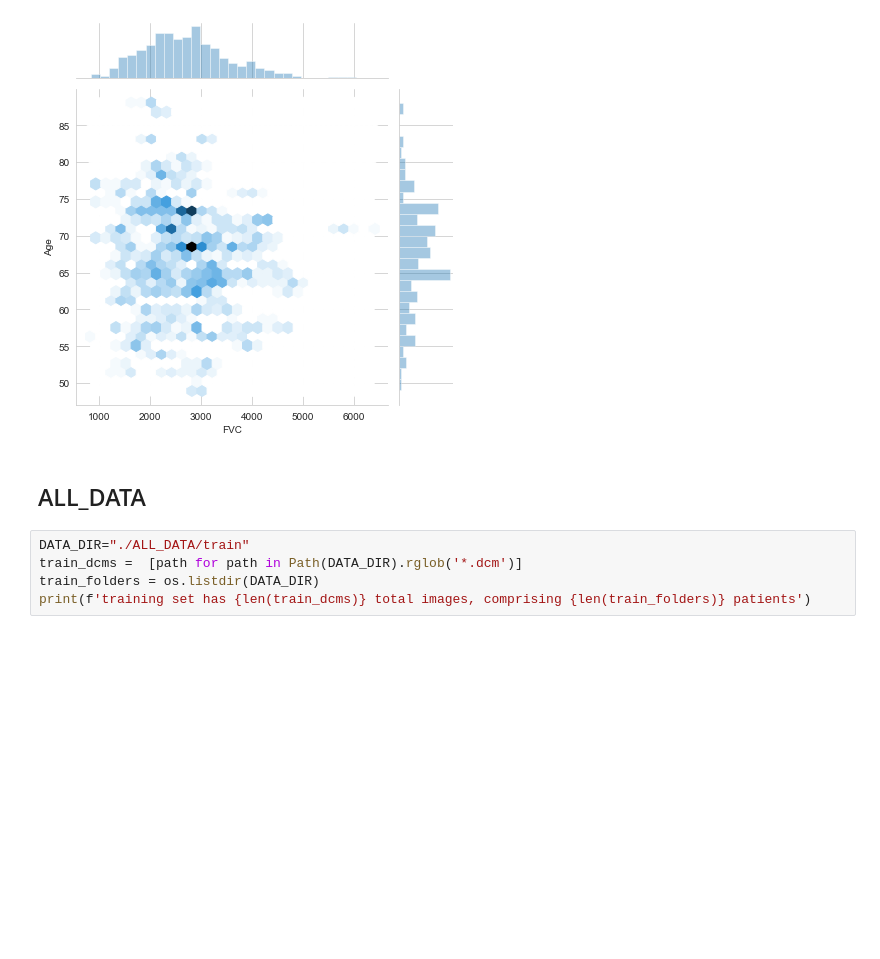
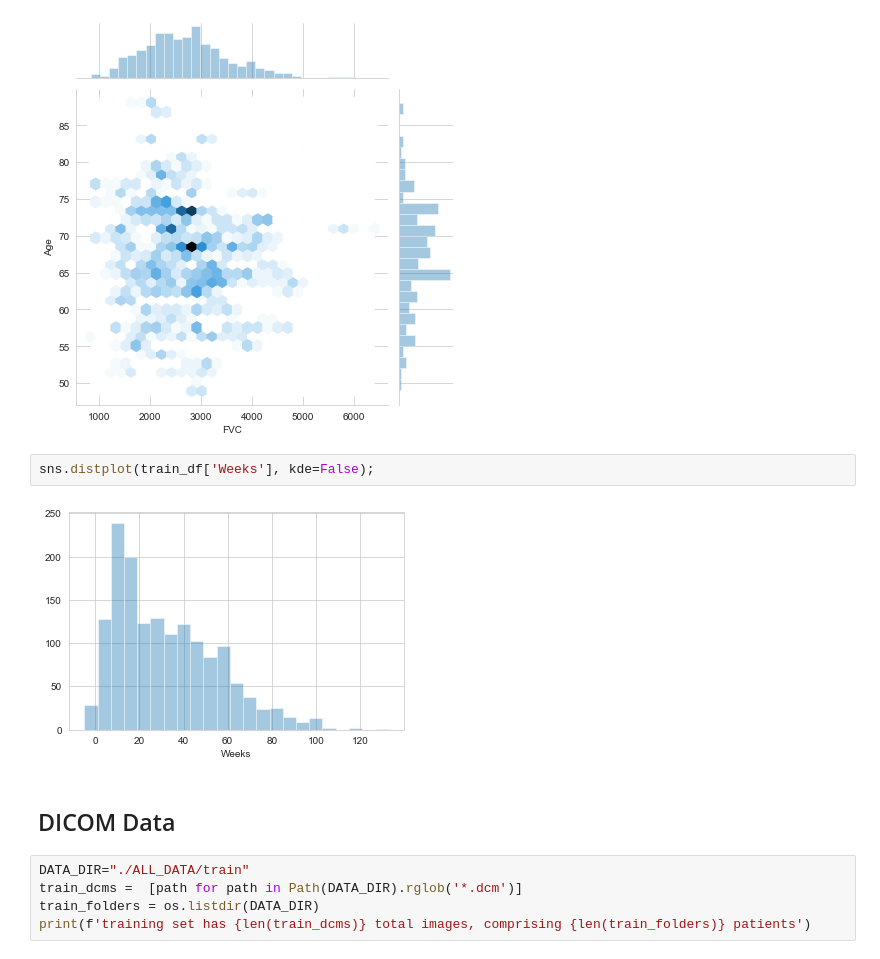
Before and after one commit to vdegenova/osic_kaggle, a Jupyter notebook: OSIC EDA.ipynb, the cells around one changed output. Saved outputs shown, nothing was run; the diff lists cells and outputs as text; blank space fills up the shorter version.

```diff
--- a/OSIC EDA.ipynb
+++ b/OSIC EDA.ipynb
@@ -56,8 +56,12 @@ sns.distplot(train_df['Age'])
 sns.jointplot(x="FVC", y="Age", data=train_df, kind="hex");
 # %% [output]
 [figure]
-# %% [markdown]
-## ALL_DATA
+# %%
+sns.distplot(train_df['Weeks'], kde=False);
+# %% [output]
+[figure, added]
+# %% [markdown]
+## DICOM Data
 # %%
 DATA_DIR="./ALL_DATA/train"
 train_dcms =  [path for path in Path(DATA_DIR).rglob('*.dcm')]
```
Also changed, not shown: parts of 4 cells of this notebook.
